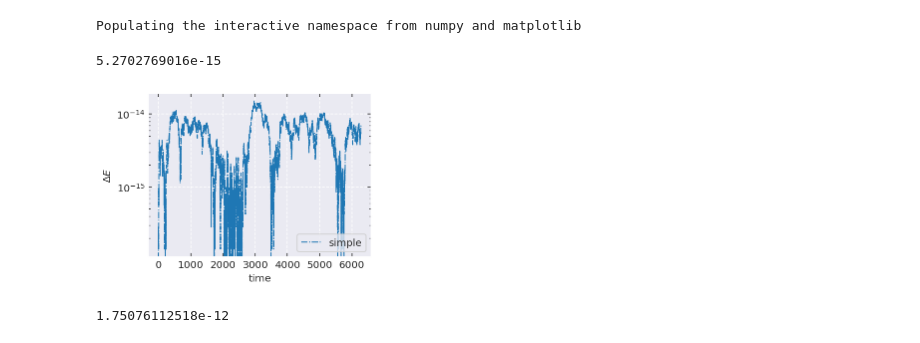
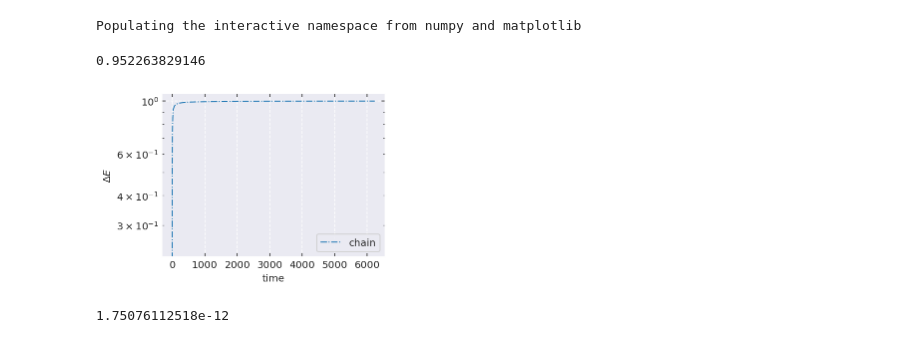
Before and after one commit to YihanWangAstro/SpaceHub, a Jupyter notebook: draw.ipynb, the cells around one changed output. Cells and saved outputs as stored; diff of their text form; code cells hidden in the pictures.

```diff
--- a/draw.ipynb
+++ b/draw.ipynb
@@ -55,14 +55,14 @@ def draw_errors(data, method):
     ax.legend()
 # %%
 #method = ['simple', 'chain', 'regu', 'archain']
-method = ['simple']
+method = ['chain']
 fnames = ['cmake-build-debug/circular-BS-' + m + '.err' for m in method]
 data = [ pd.read_csv(name, names = ['time','$E_{tot}$']) for name in fnames]
 draw_errors(data, method)
 #print(data)
 # %% [output]
-5.2702769016e-15
+0.952263829146
-[figure, old version]
+[figure, new version]
 # %%
 fnames = ['cmake-build-debug/ecc-BS-' + m + '.err' for m in method]
 data = [ pd.read_csv(name, names = ['time','$E_{tot}$']) for name in fnames]
```
Also changed, not shown: parts of 2 cells of this notebook, 2 other files.
